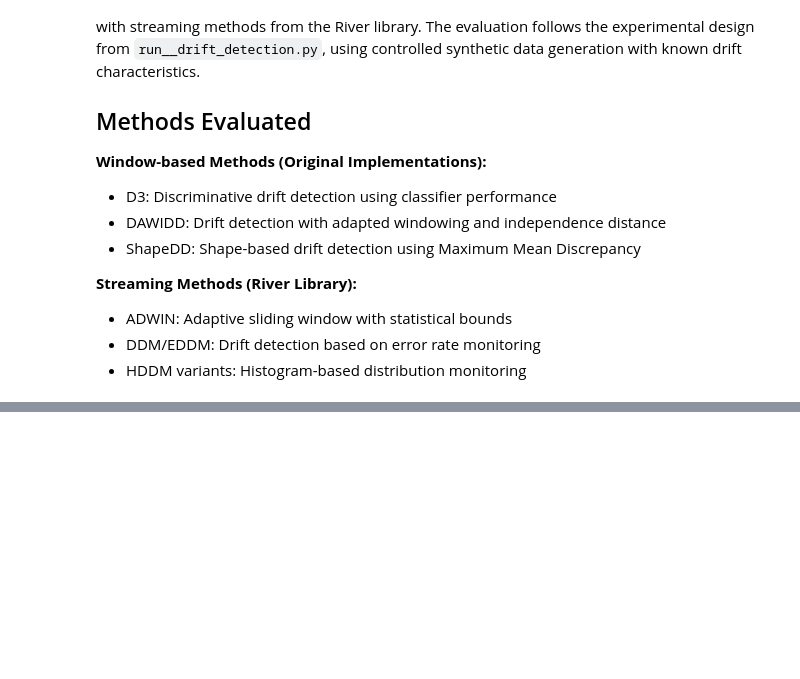
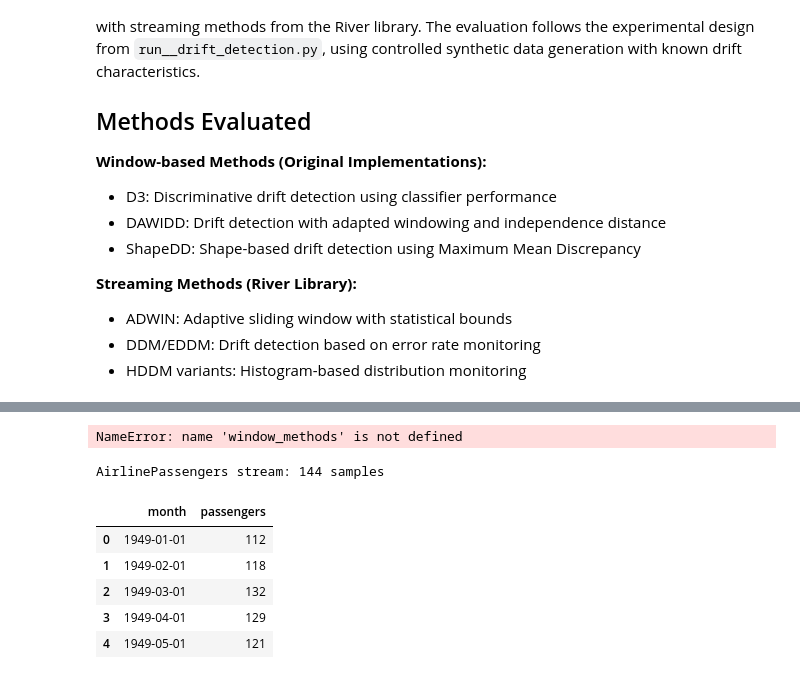
Before and after one commit to neoslusion/One-or-Two-Things-We-Know-about-Concept-Drift, a Jupyter notebook: experiments/notebooks/ConceptDrift_Pipeline.ipynb, the cells around one changed output, grey strips where cells are left out. Cells and saved outputs as stored; diff of their text form; code cells hidden in the pictures; blank space fills up the shorter version.

```diff
--- a/experiments/notebooks/ConceptDrift_Pipeline.ipynb
+++ b/experiments/notebooks/ConceptDrift_Pipeline.ipynb
@@ -1055,0 +1170,18 @@ Paradigm comparison (mean F₁-score):
+# %%
+
+# Evaluate window-based detectors on Elec2
+elec2_window_results = []
+for method in window_methods:
+    result = evaluate_window_based_method(
+        elec2_data['X'],
+        elec2_data['y'],
+        true_drifts=None,
+        method_name=method,
+    )
+    result['dataset'] = 'Elec2'
+    elec2_window_results.append(result)
+
+elec2_window_df = pd.DataFrame(elec2_window_results)
+elec2_window_df[['method', 'total_detections', 'runtime_per_instance_ms', 'total_runtime_s']]
+# %% [output]
+NameError: name 'window_methods' is not defined
@@ -1055,0 +1215,15 @@ Paradigm comparison (mean F₁-score):
+# %%
+
+# Optional: load the AirlinePassengers regression dataset for future experiments
+airline_data = load_river_dataset(datasets.AirlinePassengers, target_name='passengers')
+airline_raw = airline_data['raw_frame']
+print(f"AirlinePassengers stream: {airline_data['X'].shape[0]} samples")
+airline_raw.head()
+# %% [output]
+AirlinePassengers stream: 144 samples
+|  | month | passengers |
+| 0 | 1949-01-01 | 112 |
+| 1 | 1949-02-01 | 118 |
+| 2 | 1949-03-01 | 132 |
+| 3 | 1949-04-01 | 129 |
+| 4 | 1949-05-01 | 121 |
```
Also changed, not shown: parts of 9 cells of this notebook, 5 other files.
